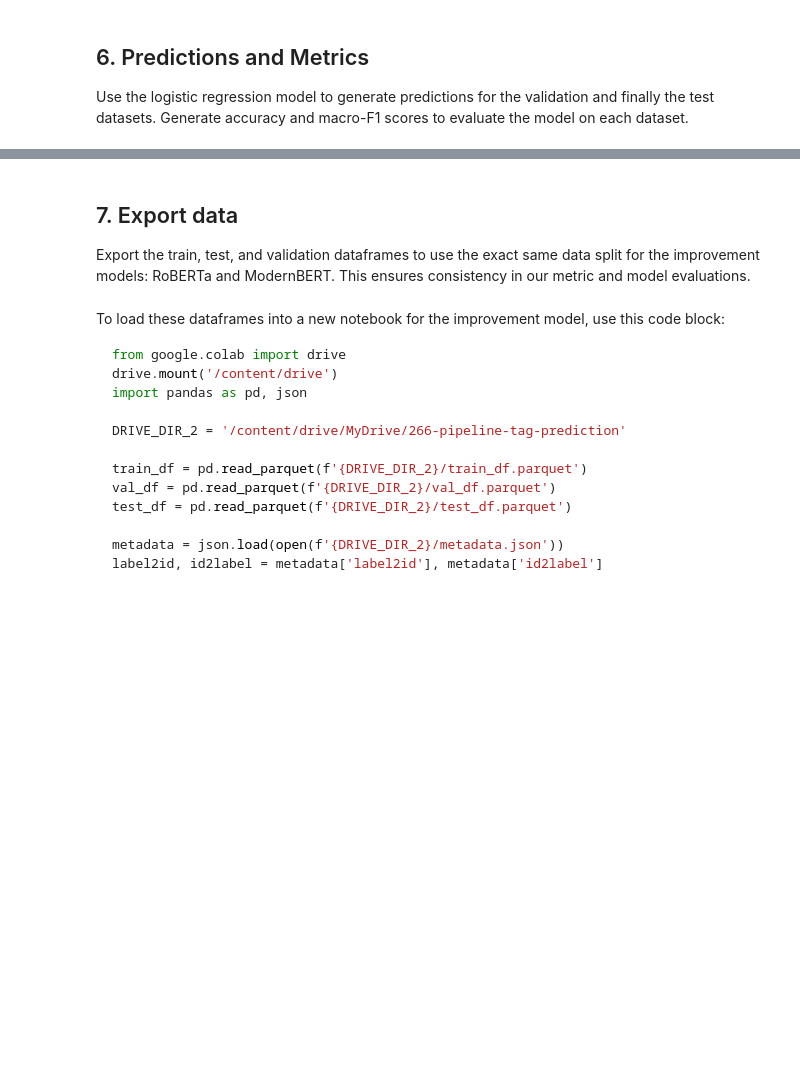
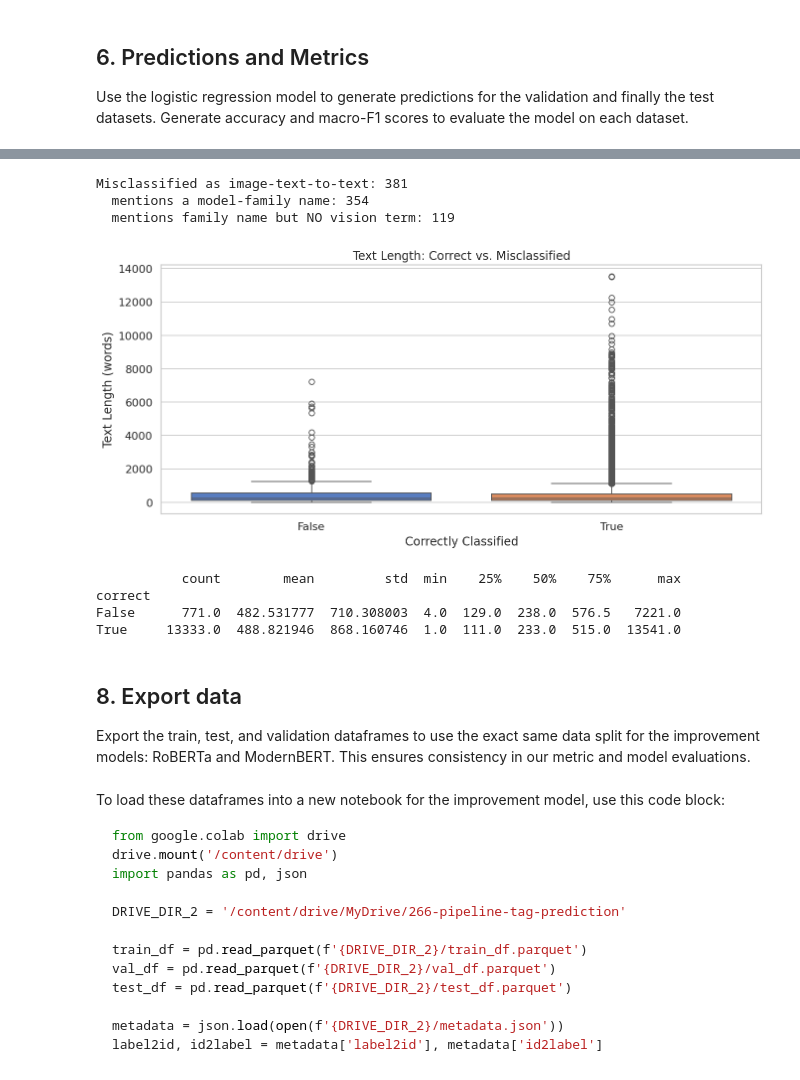
Before and after one commit to nkbal101/HF_Pipeline_Tag, a Jupyter notebook: NB_baseline.ipynb, the cells around one changed output, grey strips where cells are left out. Drawn from its saved outputs; the diff is of its cells as text; code cells hidden in the pictures; blank space fills up the shorter version.

```diff
--- a/NB_baseline.ipynb
+++ b/NB_baseline.ipynb
@@ -309,0 +446,21 @@ automatic-speech-recognition       0.98      0.98      0.98       617
+# %%
+# Check actual documents that were misclassified based on confusion matrix
+
+test_df_reset = test_df.reset_index(drop=True)
+test_df_reset["true_label"] = label_encoder.inverse_transform(Y_test)
+test_df_reset["predicted_label"] = label_encoder.inverse_transform(test_predictions)
+test_df_reset["correct"] = test_df_reset["true_label"] == test_df_reset["predicted_label"]
+
+# Worst confusion pair from confusion_df
+top_pair = confusion_df.iloc[0]
+mask = (test_df_reset["true_label"] == top_pair["true_label"]) & \
+       (test_df_reset["predicted_label"] == top_pair["predicted_label"])
+
+misclassified_sample = test_df_reset.loc[mask, ["text", "true_label", "predicted_label"]].sample(
+    min(5, mask.sum()), random_state=42
+)
+
+for _, row in misclassified_sample.iterrows():
+    print(f"TRUE: {row['true_label']} | PRED: {row['predicted_label']}")
+    print(row["text"][:500])
+    print("-" * 80)
@@ -310,5 +598,43 @@ automatic-speech-recognition       0.98      0.98      0.98       617
+# %%
+vision_terms = ["image", "vision", "visual", "multimodal", "vlm", "vqa", "ocr"]
+family_terms = ["gemma", "qwen", "llama", "mistral", "phi"]
+
+mask = (test_df_reset["predicted_label"] == "image-text-to-text") & \
+       (test_df_reset["true_label"] != "image-text-to-text")
+
+subset = test_df_reset.loc[mask, "text_clean"]  # <-- clean, not raw
+
+has_family = subset.apply(lambda t: any(f in t for f in family_terms))
+has_vision = subset.apply(lambda t: any(v in t for v in vision_terms))
+
+print(f"Misclassified as image-text-to-text: {mask.sum()}")
+print(f"  mentions a model-family name: {has_family.sum()}")
+print(f"  mentions family name but NO vision term: {(has_family & ~has_vision).sum()}")
+# %% [output]
+Misclassified as image-text-to-text: 381
+  mentions a model-family name: 354
+  mentions family name but NO vision term: 119
+# %%
+# Text length analysis on mislabeled docs
+
+test_df_reset["text_length"] = test_df_reset["text"].str.split().str.len()
+
+fig, ax = plt.subplots()
+sns.boxplot(data=test_df_reset, x="correct", y="text_length", hue="correct", ax=ax, legend=False)
+ax.set_xlabel("Correctly Classified")
+ax.set_ylabel("Text Length (words)")
+ax.set_title("Text Length: Correct vs. Misclassified")
+plt.show()
+
+print(test_df_reset.groupby("correct")["text_length"].describe())
+# %% [output]
+[figure, added]
+           count        mean         std  min    25%    50%    75%      max
+correct
+False      771.0  482.531777  710.308003  4.0  129.0  238.0  576.5   7221.0
+True     13333.0  488.821946  868.160746  1.0  111.0  233.0  515.0  13541.0
 # %% [markdown]
-## 7. Export data
+## 8. Export data
 
 Export the train, test, and validation dataframes to use the exact same data split for the improvement models: RoBERTa and ModernBERT. This ensures consistency in our metric and model evaluations.
 # %%
```
Also changed, not shown: parts of 21 cells of this notebook.
